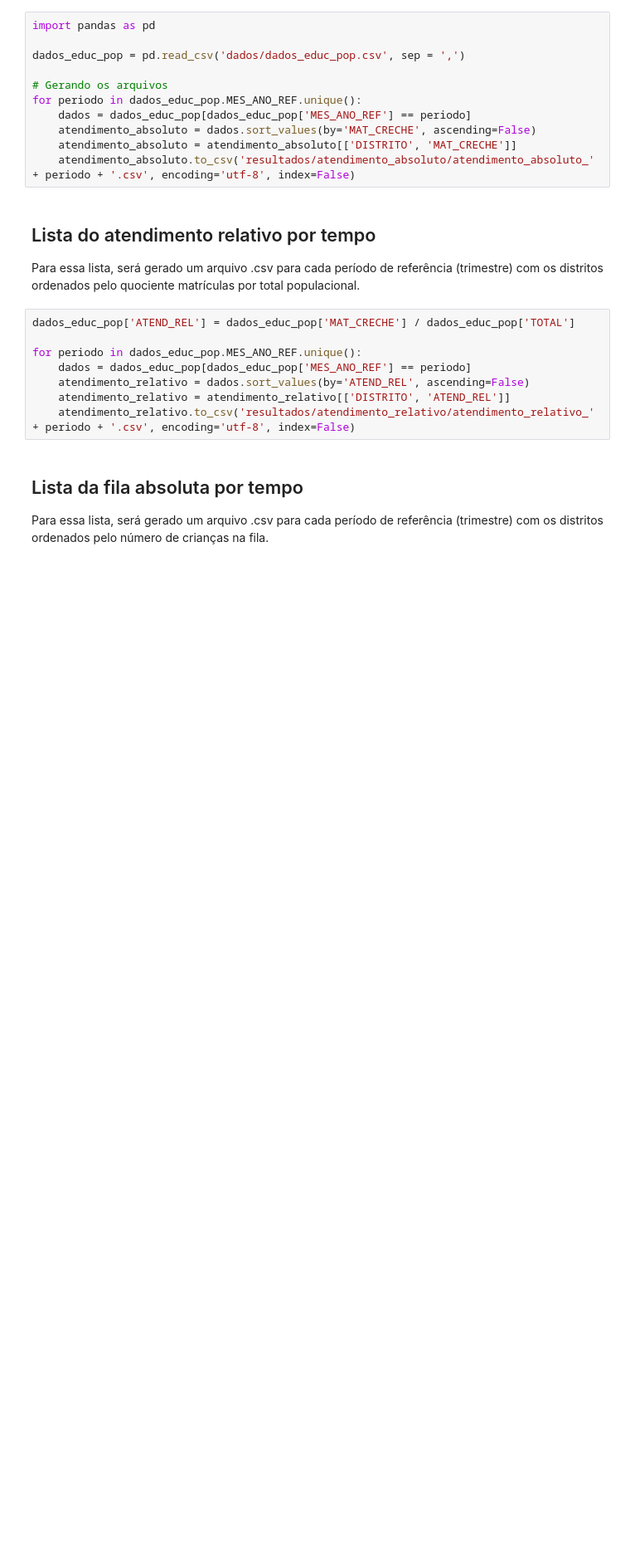
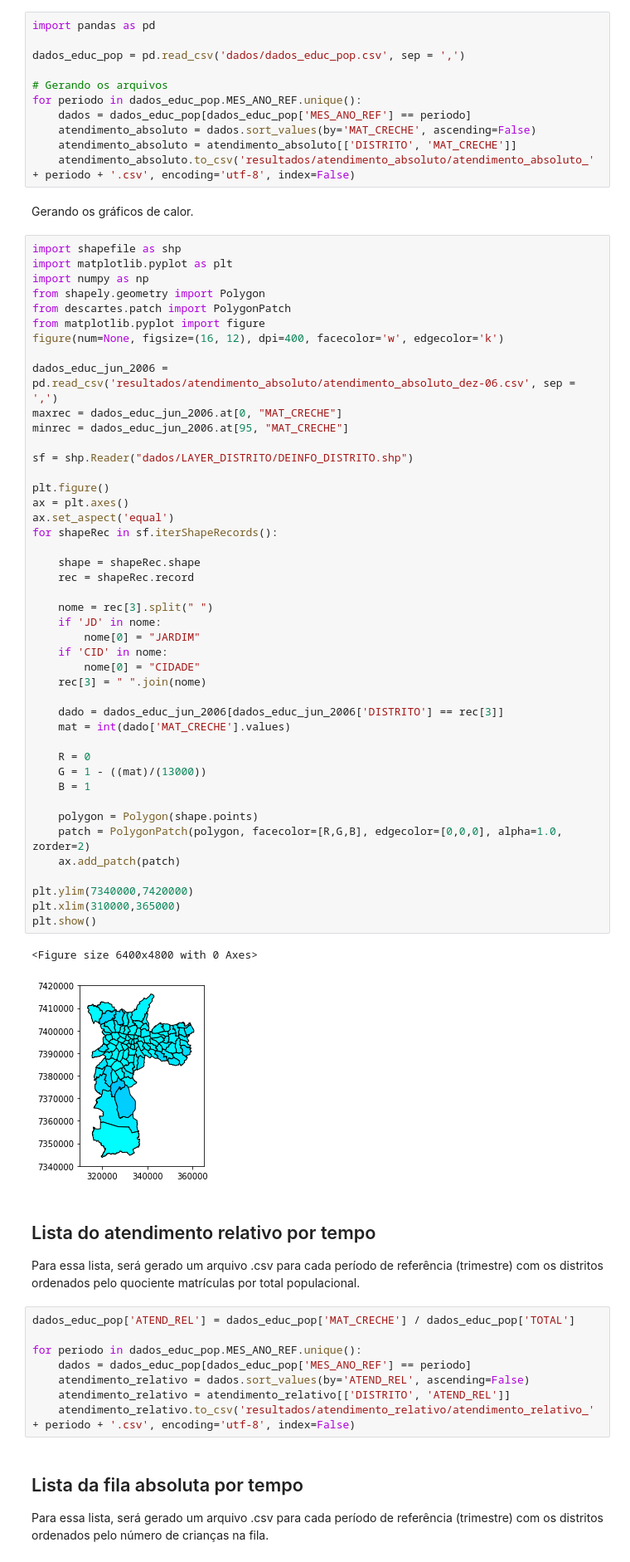
Before and after one commit to lsflp/MAC0213, a Jupyter notebook: Analises/3-listas.ipynb, the cells around one changed output. Shown: that part at 83% size. Cells and saved outputs as stored; diff of their text form; blank space fills up the shorter version.

Commit message:
Começando a gerar os mapas de calor

```diff
--- a/Analises/3-listas.ipynb
+++ b/Analises/3-listas.ipynb
@@ -27,6 +27,55 @@ for periodo in dados_educ_pop.MES_ANO_REF.unique():
     atendimento_absoluto = dados.sort_values(by='MAT_CRECHE', ascending=False)
     atendimento_absoluto = atendimento_absoluto[['DISTRITO', 'MAT_CRECHE']]
     atendimento_absoluto.to_csv('resultados/atendimento_absoluto/atendimento_absoluto_' + periodo + '.csv', encoding='utf-8', index=False)
+# %% [markdown]
+Gerando os gráficos de calor.
+# %%
+import shapefile as shp
+import matplotlib.pyplot as plt
+import numpy as np
+from shapely.geometry import Polygon
+from descartes.patch import PolygonPatch
+from matplotlib.pyplot import figure
+figure(num=None, figsize=(16, 12), dpi=400, facecolor='w', edgecolor='k')
+
+dados_educ_jun_2006 = pd.read_csv('resultados/atendimento_absoluto/atendimento_absoluto_dez-06.csv', sep = ',')
+maxrec = dados_educ_jun_2006.at[0, "MAT_CRECHE"]
+minrec = dados_educ_jun_2006.at[95, "MAT_CRECHE"]
+
+sf = shp.Reader("dados/LAYER_DISTRITO/DEINFO_DISTRITO.shp")
+
+plt.figure()
+ax = plt.axes()
+ax.set_aspect('equal')
+for shapeRec in sf.iterShapeRecords():
+
+    shape = shapeRec.shape
+    rec = shapeRec.record
+
+    nome = rec[3].split(" ")
+    if 'JD' in nome:
+        nome[0] = "JARDIM"
+    if 'CID' in nome:
+        nome[0] = "CIDADE"
+    rec[3] = " ".join(nome)
+
+    dado = dados_educ_jun_2006[dados_educ_jun_2006['DISTRITO'] == rec[3]]
+    mat = int(dado['MAT_CRECHE'].values)
+
+    R = 0
+    G = 1 - ((mat)/(13000))
+    B = 1
+
+    polygon = Polygon(shape.points)
+    patch = PolygonPatch(polygon, facecolor=[R,G,B], edgecolor=[0,0,0], alpha=1.0, zorder=2)
+    ax.add_patch(patch)
+
+plt.ylim(7340000,7420000)
+plt.xlim(310000,365000)
+plt.show()
+# %% [output]
+<Figure size 6400x4800 with 0 Axes>
+[figure, added]
 # %% [markdown]
 ## Lista do atendimento relativo por tempo
 
```
Also changed, not shown: parts of 1 cell of this notebook.
